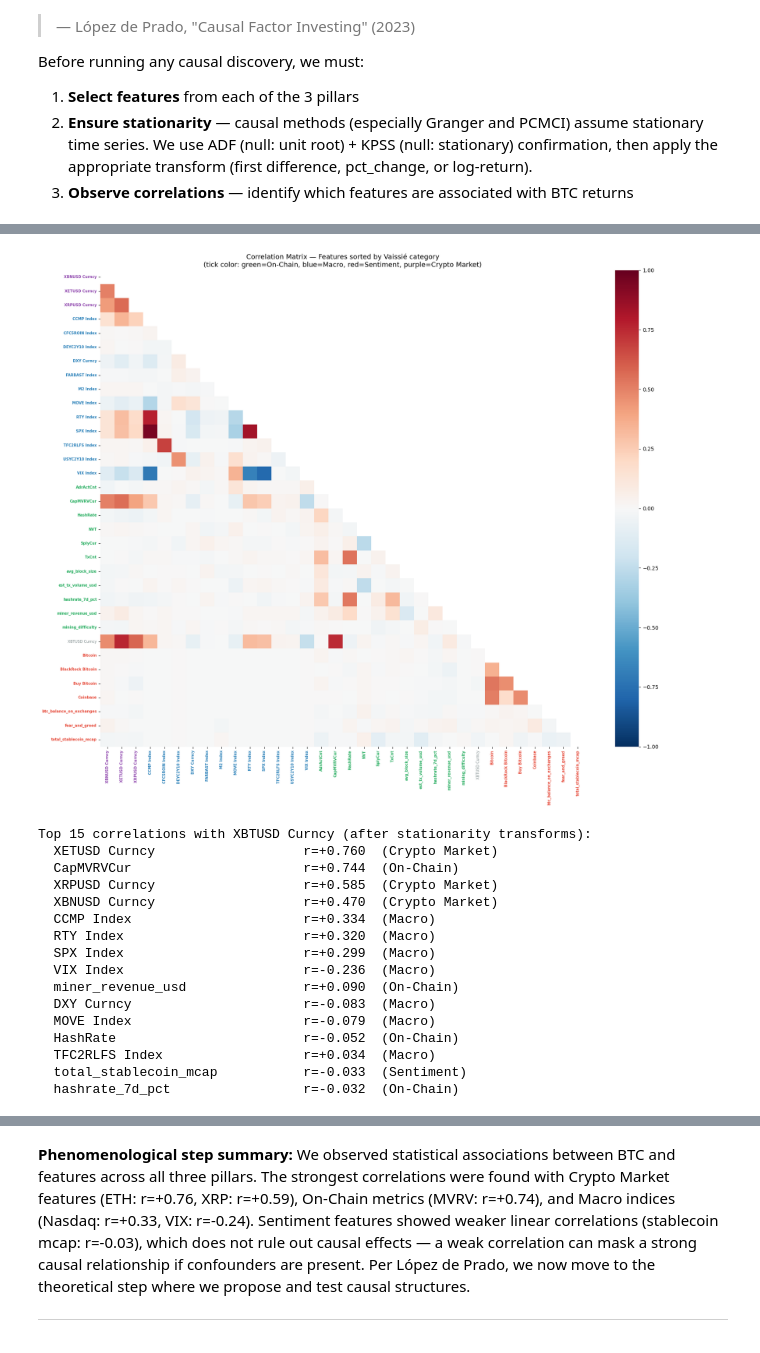
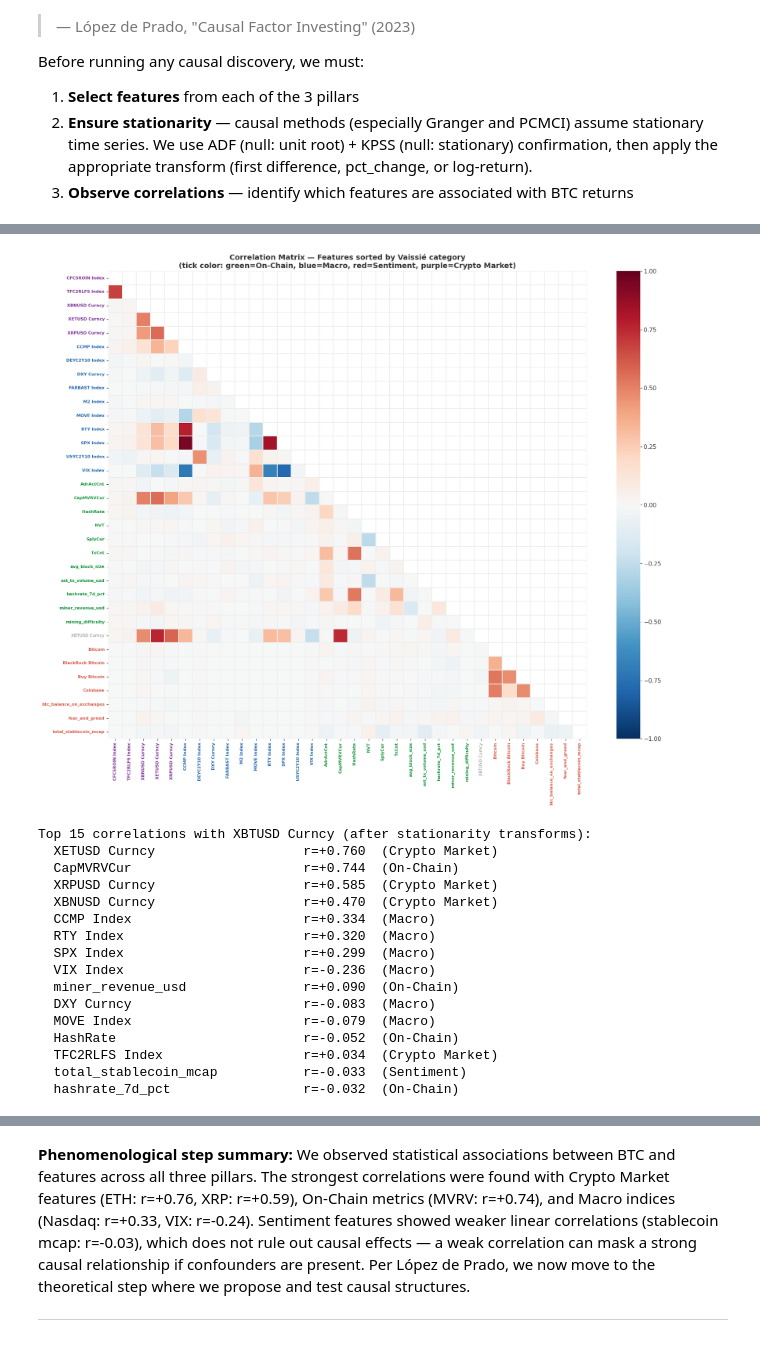
Before and after one commit to Nicolascos/Projet-PI2-BTC, a Jupyter notebook: notebooks/CausalAnalysis.ipynb, the cells around one changed output, grey strips where cells are left out. Cells and saved outputs as stored; diff of their text form; code cells hidden in the pictures.

```diff
--- a/notebooks/CausalAnalysis.ipynb
+++ b/notebooks/CausalAnalysis.ipynb
@@ -587,41 +721,44 @@ sorted_cols = sorted(df_stationary.columns, key=lambda x: (get_category(x), x))
 corr_sorted = corr.loc[sorted_cols, sorted_cols]
 
 fig, ax = plt.subplots(figsize=(18, 15))
+fig.set_facecolor('white')
+ax.set_facecolor('white')
 mask = np.triu(np.ones_like(corr_sorted, dtype=bool))
 sns.heatmap(corr_sorted, mask=mask, cmap='RdBu_r', center=0,
             vmin=-1, vmax=1, annot=False, ax=ax,
-            xticklabels=True, yticklabels=True)
+            xticklabels=True, yticklabels=True,
+            linewidths=0.3, linecolor='#eeeeee')
 
 # Color tick labels by Vaissié category for readability
 for label in ax.get_xticklabels():
     cat = get_category(label.get_text())
-    label.set_color(CATEGORY_COLORS.get(cat, '#7f8c8d'))
+    label.set_color(CATEGORY_COLORS.get(cat, '#878787'))
     label.set_fontweight('bold' if cat != 'Other' else 'normal')
 for label in ax.get_yticklabels():
     cat = get_category(label.get_text())
-    label.set_color(CATEGORY_COLORS.get(cat, '#7f8c8d'))
+    label.set_color(CATEGORY_COLORS.get(cat, '#878787'))
     label.set_fontweight('bold' if cat != 'Other' else 'normal')
 
 ax.set_title('Correlation Matrix — Features sorted by Vaissié category\n'
              '(tick color: green=On-Chain, blue=Macro, red=Sentiment, purple=Crypto Market)',
-             fontsize=13)
-plt.xticks(rotation=90, fontsize=7)
-plt.yticks(fontsize=7)
+             fontsize=14, fontweight='bold', color='#333333')
+plt.xticks(rotation=90, fontsize=8)
+plt.yticks(fontsize=8)
 plt.tight_layout()
 plt.show()
 
 # Top correlations with BTC
 if BTC_TICKER in corr.columns:
     btc_corr = corr[BTC_TICKER].drop(BTC_TICKER, errors='ignore')
     # Exclude BTC-derived variables
     btc_corr = btc_corr.drop([v for v in BTC_DERIVED if v in btc_corr.index], errors='ignore')
     btc_corr = btc_corr.sort_values(key=abs, ascending=False)
 
     print(f"\nTop 15 correlations with {BTC_TICKER} (after stationarity transforms):")
     for feat, val in btc_corr.head(15).items():
         print(f"  {feat:30s}  r={val:+.3f}  ({get_category(feat)})")
 # %% [output]
-[figure, old version]
+[figure, new version]
 Top 15 correlations with XBTUSD Curncy (after stationarity transforms):
   XETUSD Curncy                   r=+0.760  (Crypto Market)
   CapMVRVCur                      r=+0.744  (On-Chain)
@@ -635,6 +772,6 @@ Top 15 correlations with XBTUSD Curncy (after stationarity transforms):
   DXY Curncy                      r=-0.083  (Macro)
   MOVE Index                      r=-0.079  (Macro)
   HashRate                        r=-0.052  (On-Chain)
-  TFC2RLFS Index                  r=+0.034  (Macro)
+  TFC2RLFS Index                  r=+0.034  (Crypto Market)
   total_stablecoin_mcap           r=-0.033  (Sentiment)
   hashrate_7d_pct                 r=-0.032  (On-Chain)
```
Also changed, not shown: parts of 15 cells of this notebook, 1 other file.
